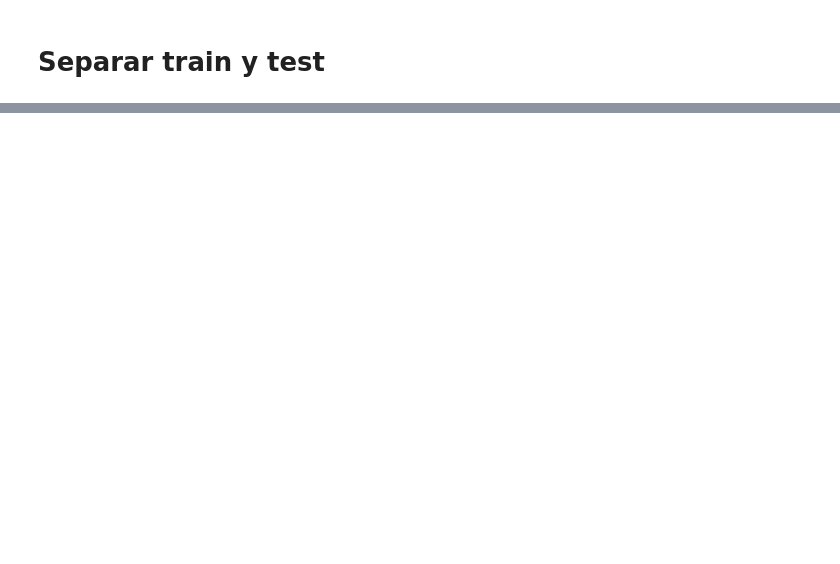
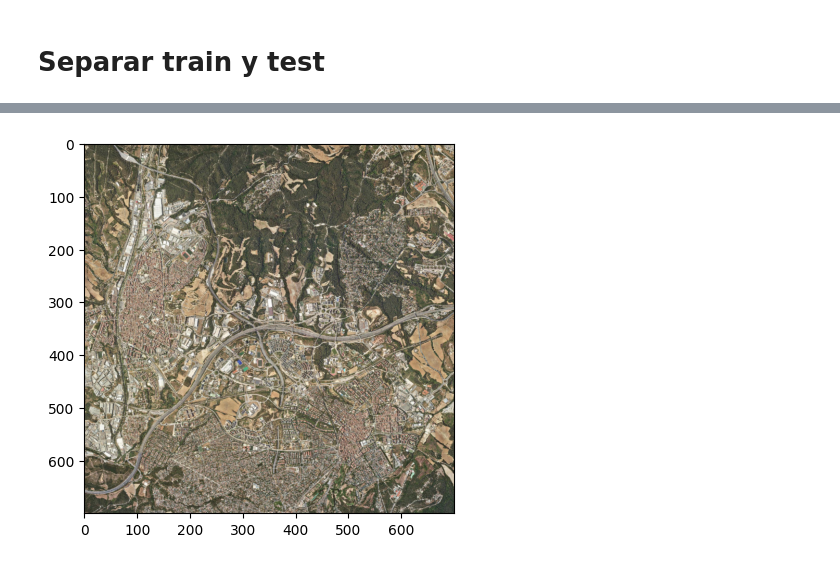
Before and after one commit to Robertus0/TFG, a Jupyter notebook: src/create_data.ipynb, the cells around one changed output, grey strips where cells are left out. Cells and saved outputs as stored; diff of their text form; code cells hidden in the pictures; blank space fills up the shorter version.

```diff
--- a/src/create_data.ipynb
+++ b/src/create_data.ipynb
@@ -244,0 +326,6 @@ with open('..\\data\\Zona\\Dataset\\annotations_test.json', 'w') as f:
+# %%
+# parse url
+url = "https://geoserveis.icgc.cat/servei/catalunya/orto-territorial/wms?REQUEST=GetMap&VERSION=1.3.0&SERVICE=WMS&CRS=EPSG:25831&BBOX=290368.84,4538236.42,292203.28,4540070.86&WIDTH=700&HEIGHT=700&LAYERS=ortofoto_color_serie_anual&STYLES=&FORMAT=PNG&BGCOLOR=0xFFFFFF&TRANSPARENT=TRUE&EXCEPTION=INIMAGE"
+parsed_url = urlparse(url)
+parsed_query = parse_qs(parsed_url.query)
+parsed_query
@@ -244,0 +345,10 @@ with open('..\\data\\Zona\\Dataset\\annotations_test.json', 'w') as f:
+# %%
+# modify boundiong box
+bbox = parsed_query["BBOX"][0].split(",")
+bbox = [float(x) for x in bbox]
+bbox[0] = bbox[2] - 100
+bbox[1] = bbox[3] - 100
+bbox = [418251, 4590058, 425216, 4596979]
+# add styles
+parsed_query["STYLES"] = [""]
+parsed_query["BBOX"] = [",".join([str(x) for x in bbox])]
@@ -244,0 +371,11 @@ with open('..\\data\\Zona\\Dataset\\annotations_test.json', 'w') as f:
+# %%
+# unparse url
+unparsed_url = urlunparse(parsed_url._replace(query=urlencode(parsed_query, doseq=True)))
+# %%
+#  make request from url
+response = requests.get(unparsed_url)
+img = Image.open(BytesIO(response.content))
+plt.imshow(img)
+plt.show()
+# %% [output]
+[figure, added]
```
Also changed, not shown: parts of 13 cells of this notebook.
